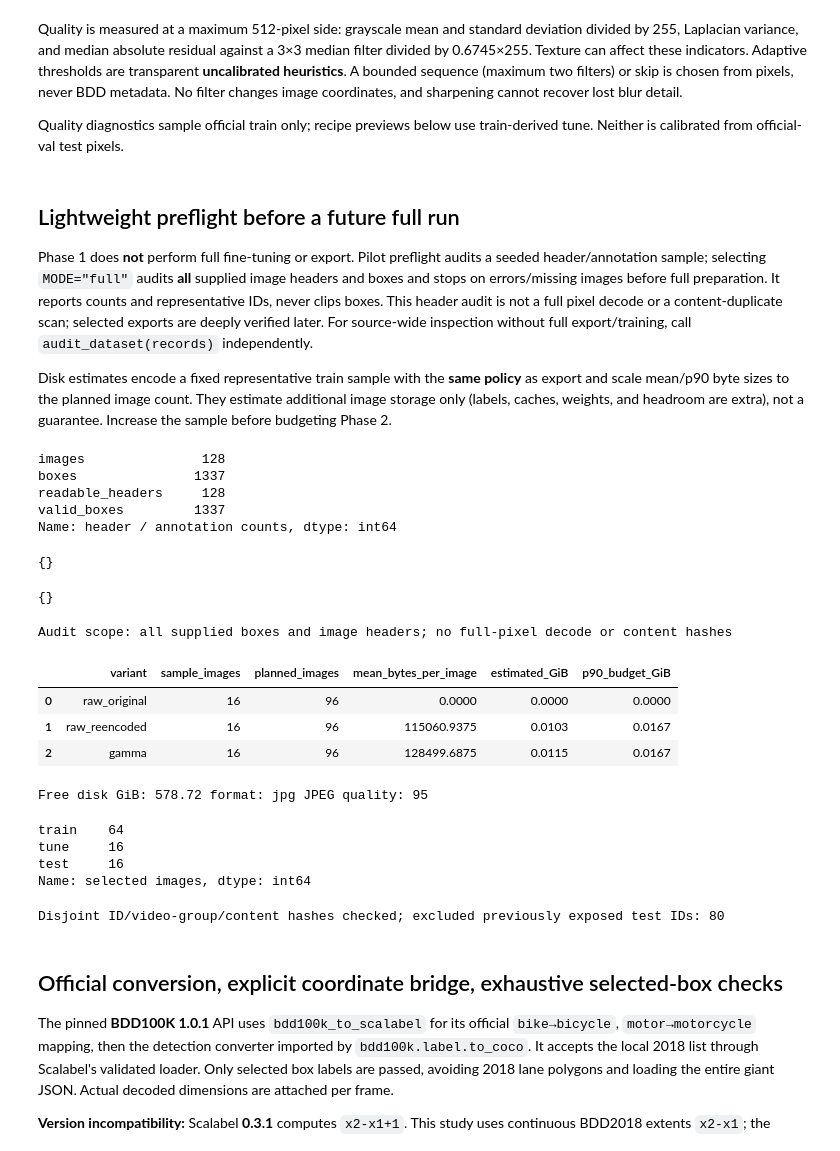
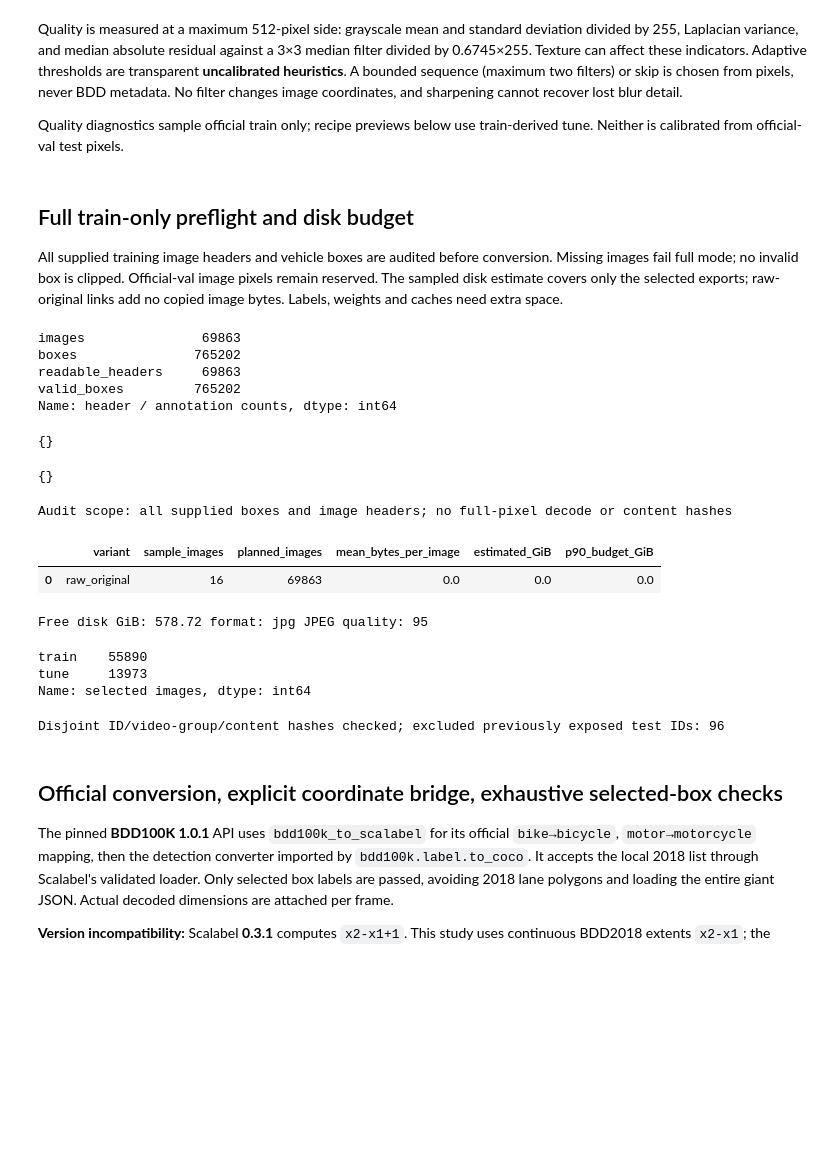
Before and after one commit to truong51972/vehicle-detection, a Jupyter notebook: notebooks/01_data_preparation.ipynb, the cells around one changed output. Drawn from its saved outputs; the diff is of its cells as text; code cells hidden in the pictures; blank space fills up the shorter version.

```diff
--- a/notebooks/01_data_preparation.ipynb
+++ b/notebooks/01_data_preparation.ipynb
@@ -36,17 +36,18 @@ from vehicle_detection.preprocess import apply_recipe, quality, validate_recipes
 
 ROOT = Path.cwd() if (Path.cwd() / "pyproject.toml").exists() else Path.cwd().parent
 DATA_ROOT = ROOT / "data/bdd100k"
-MODE = "pilot"  # 'full' selects all eligible examples; assess disk space first.
+MODE = "full"  # 'full' selects all eligible examples; assess disk space first.
 SEED = 2026
 LIMITS = (
     {"train": 64, "tune": 16, "test": 16}
     if MODE == "pilot"
     else dict.fromkeys(["train", "tune", "test"])
 )
-RUN_ROOT = ROOT / "runs" / f"phase1-{MODE}"
+RUN_ROOT = ROOT / "runs" / f"phase2-{MODE}"
 OUTPUT_FORMAT = "jpg"  # Optional explicit alternative: "png" (use a fresh RUN_ROOT).
 JPEG_QUALITY = 95
-ENABLED_VARIANTS = ["raw_original", "raw_reencoded", "gamma"]
+ENABLED_VARIANTS = ["raw_original"]  # Complete the full raw baseline first.
+PREPARE_HOLDOUT = False  # Release only after train/tune experiments and protocol freeze.
 # raw_reencoded is the JPEG95-only control; gamma uses exactly the same encoding.
 PREFLIGHT_SAMPLE_SIZE = 128
 DISK_SAMPLE_SIZE = 16
@@ -115,6 +116,8 @@ display(pd.DataFrame(annotation_sources).T)
 display(pd.Series(audit, name="discovery audit"))
 print("Frame fields:", list(records[0]))
 print("Actual first retained box label:", records[0]["labels"][0])
+# Keep official-val records for ID reservation only; all diagnostics use official train.
+training_records = [r for r in records if r["official_split"] == "train"]
 # %% [output]
 Detection frames with matching images: 79863
 |  | path | sha256 | schema |
@@ -197,7 +200,7 @@ for ax, key in zip(axes, ["weather", "timeofday", "scene"], strict=True):
     ax.tick_params(axis="x", rotation=65)
 fig.tight_layout()
 plt.show()
-train_records = [r for r in records if r["official_split"] == "train"]
+train_records = training_records
 sampled = pd.Series(train_records).sample(min(100, len(train_records)), random_state=SEED).tolist()
 quality_table = pd.DataFrame([{"id": r["id"], **quality(read_image(r["path"]))} for r in sampled])
 display(quality_table.describe().round(4))
@@ -227,28 +230,20 @@ No filter changes image coordinates, and sharpening cannot recover lost blur det
 
 Quality diagnostics sample official train only; recipe previews below use train-derived tune. Neither is calibrated from official-val test pixels.
 # %% [markdown]
-## Lightweight preflight before a future full run
+## Full train-only preflight and disk budget
 
-Phase 1 does **not** perform full fine-tuning or export. Pilot preflight audits a
-seeded header/annotation sample; selecting `MODE="full"` audits **all** supplied
-image headers and boxes and stops on errors/missing images before full preparation.
-It reports counts and representative IDs, never clips boxes. This header audit is
-not a full pixel decode or a content-duplicate scan; selected exports are deeply
-verified later. For source-wide inspection without full export/training, call
-`audit_dataset(records)` independently.
-
-Disk estimates encode a fixed representative train sample with the **same policy**
-as export and scale mean/p90 byte sizes to the planned image count. They estimate
-additional image storage only (labels, caches, weights, and headroom are extra),
-not a guarantee. Increase the sample before budgeting Phase 2.
+All supplied training image headers and vehicle boxes are audited before conversion.
+Missing images fail full mode; no invalid box is clipped. Official-val image pixels
+remain reserved. The sampled disk estimate covers only the selected exports;
+raw-original links add no copied image bytes. Labels, weights and caches need extra space.
 # %%
 import shutil
 
 audit_input = (
-    records
+    training_records
     if MODE == "full"
-    else pd.Series(records)
-    .sample(min(PREFLIGHT_SAMPLE_SIZE, len(records)), random_state=SEED)
+    else pd.Series(training_records)
+    .sample(min(PREFLIGHT_SAMPLE_SIZE, len(training_records)), random_state=SEED)
     .tolist()
 )
 preflight = audit_dataset(audit_input, SOURCE_BOX_CONVENTION)
@@ -257,46 +252,48 @@ display(pd.Series(preflight["counts"], name="header / annotation counts"))
 display(preflight["errors"])
 display(preflight["examples"])
 print("Audit scope:", preflight["scope"])
-missing = sum(value for key, value in audit.items() if key.startswith("missing_images:"))
+missing = audit.get("missing_images:train", 0)
 if MODE == "full" and (preflight["error_count"] or missing):
     raise ValueError(
         "Full-run preflight failed: inspect counts/IDs and curate inputs; no clipping is performed"
     )
 excluded_full = set().union(*read_json(ROOT / "notebooks/test_exposure.json").values())
 eligible = sum(r["official_split"] == "train" or r["id"] not in excluded_full for r in records)
-planned_count = eligible if MODE == "full" else min(sum(LIMITS.values()), len(records))
+planned_count = (
+    (eligible if PREPARE_HOLDOUT else len(training_records))
+    if MODE == "full"
+    else sum(LIMITS.values())
+)
 disk_sample = (
     pd.Series(train_records)
     .sample(min(DISK_SAMPLE_SIZE, len(train_records)), random_state=SEED)
     .tolist()
 )
 disk_budget = estimate_disk(
     disk_sample,
     planned_count,
     ENABLED_VARIANTS,
     RECIPES,
     output_format=OUTPUT_FORMAT,
     jpeg_quality=JPEG_QUALITY,
 )
 disk_budget.to_csv(RUN_ROOT / "disk_estimate.csv", index=False)
 display(disk_budget.round(4))
 free_gib = shutil.disk_usage(RUN_ROOT).free / 2**30
 print("Free disk GiB:", round(free_gib, 2), "format:", OUTPUT_FORMAT, "JPEG quality:", JPEG_QUALITY)
 if MODE == "full" and disk_budget.p90_budget_GiB.sum() * 1.1 > free_gib:
     raise ValueError("Estimated full export plus 10% headroom exceeds free disk")
 # %% [output]
-images               128
-boxes               1337
-readable_headers     128
-valid_boxes         1337
+images               69863
+boxes               765202
+readable_headers     69863
+valid_boxes         765202
 Name: header / annotation counts, dtype: int64
 {}
 {}
 Audit scope: all supplied boxes and image headers; no full-pixel decode or content hashes
 |  | variant | sample_images | planned_images | mean_bytes_per_image | estimated_GiB | p90_budget_GiB |
-| 0 | raw_original | 16 | 96 | 0.0000 | 0.0000 | 0.0000 |
-| 1 | raw_reencoded | 16 | 96 | 115060.9375 | 0.0103 | 0.0167 |
-| 2 | gamma | 16 | 96 | 128499.6875 | 0.0115 | 0.0167 |
+| 0 | raw_original | 16 | 69863 | 0.0 | 0.0 | 0.0 |
 Free disk GiB: 578.72 format: jpg JPEG quality: 95
 # %%
 exposure_path = ROOT / "notebooks/test_exposure.json"
@@ -304,7 +301,9 @@ exposure = read_json(exposure_path)
 excluded = set(exposure["legacy_pilot"])
 if MODE == "full":
     excluded.update(exposure["notebook_pilot"])
-partitions = choose_splits(records, SEED, LIMITS, excluded_test_ids=excluded)
+partitions = choose_splits(
+    records, SEED, LIMITS, excluded_test_ids=excluded, prepare_test=PREPARE_HOLDOUT
+)
 selection = {s: [r["id"] for r in rows] for s, rows in partitions.items()}
 selection_id = digest(
     [(s, r["id"], r["sha256"], r["labels"]) for s, rows in partitions.items() for r in rows]
@@ -317,12 +316,16 @@ study = {
     "excluded_test_ids": sorted(excluded),
     "box_convention": SOURCE_BOX_CONVENTION,
     "annotation_sources": annotation_sources,
+    "holdout_prepared": PREPARE_HOLDOUT,
+    "reserved_test_ids": sorted(
+        r["id"] for r in records if r["official_split"] == "val" and r["id"] not in excluded
+    ),
 }
 study_path = RUN_ROOT / "selection.json"
 if study_path.exists() and read_json(study_path) != study:
     raise ValueError("Selection/config changed: use a fresh RUN_ROOT")
 write_json(study_path, study)
-if MODE == "pilot":
+if MODE == "pilot" and PREPARE_HOLDOUT:
     exposure["notebook_pilot"] = sorted(set(exposure["notebook_pilot"]) | set(selection["test"]))
     write_json(exposure_path, exposure)
 display(pd.Series({s: len(v) for s, v in partitions.items()}, name="selected images"))
@@ -331,11 +334,10 @@ print(
     len(excluded),
 )
 # %% [output]
-train    64
-tune     16
-test     16
+train    55890
+tune     13973
 Name: selected images, dtype: int64
-Disjoint ID/video-group/content hashes checked; excluded previously exposed test IDs: 80
+Disjoint ID/video-group/content hashes checked; excluded previously exposed test IDs: 96
 # %% [markdown]
 ## Official conversion, explicit coordinate bridge, exhaustive selected-box checks
 
```
Also changed, not shown: parts of 12 cells of this notebook, 9 other files.
